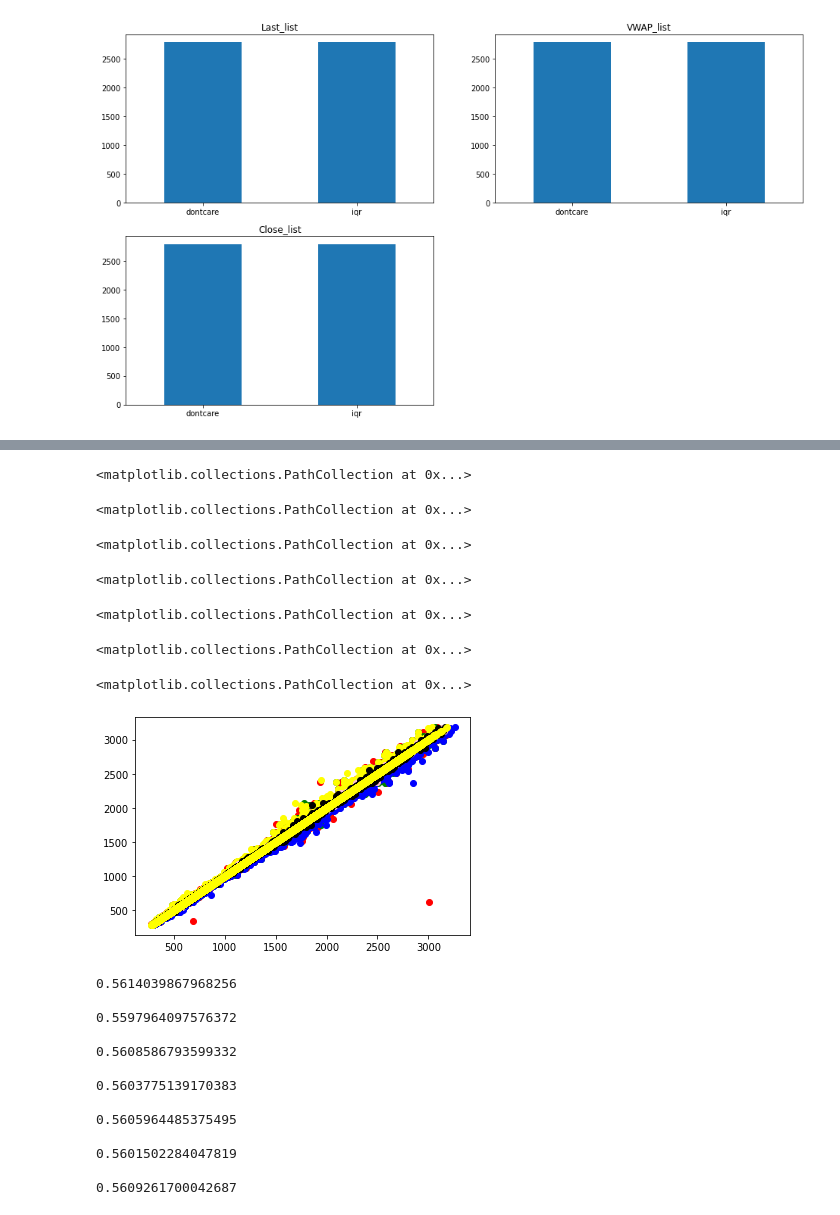
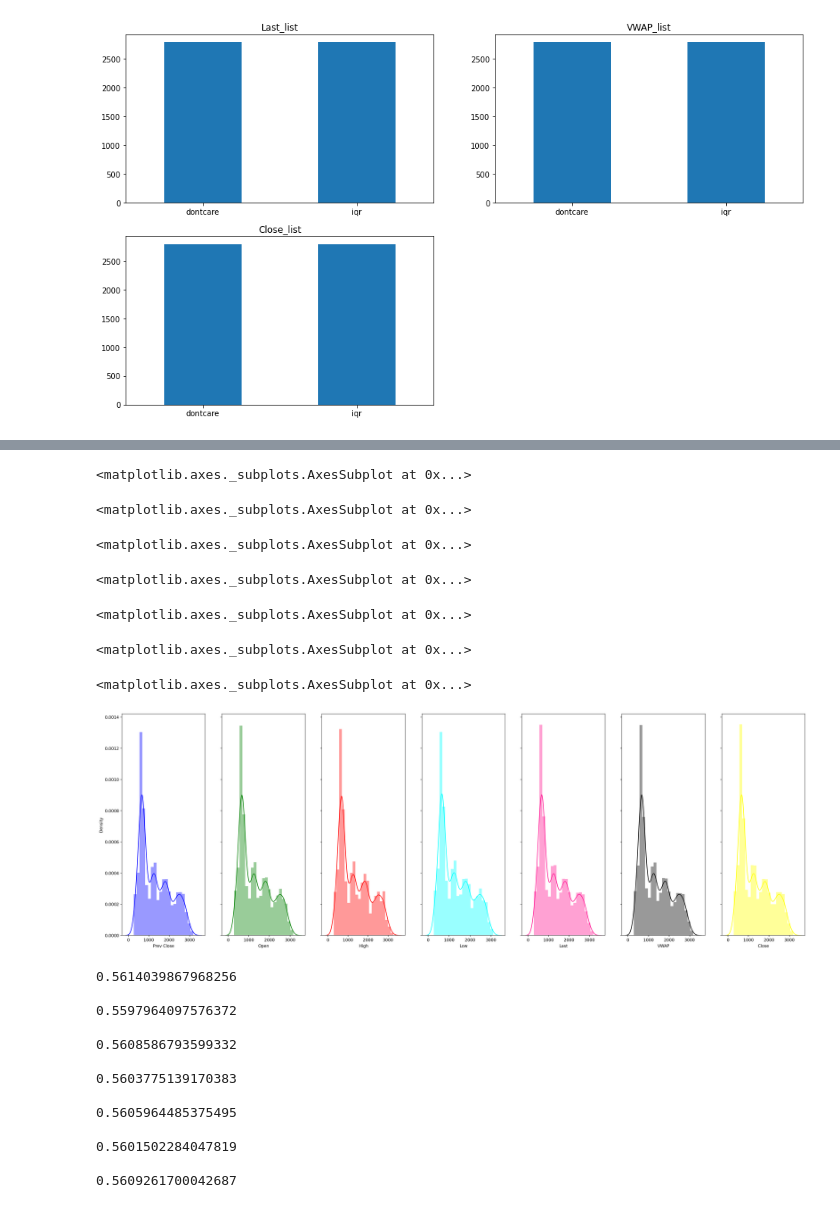
Before and after one commit to Embedded-org/ACCOMPLISHMENTS, a Jupyter notebook: RACE_CAPSTONE_PROJECT2/Capstone2_ipynb_Files/Capstone2_Classification_Modelling_HDFC/Data_UnderstandingHDFC_Dataset.ipynb, the cells around one changed output, grey strips where cells are left out. Cells and saved outputs as stored; diff of their text form; code cells hidden in the pictures.

```diff
--- a/RACE_CAPSTONE_PROJECT2/Capstone2_ipynb_Files/Capstone2_Classification_Modelling_HDFC/Data_UnderstandingHDFC_Dataset.ipynb
+++ b/RACE_CAPSTONE_PROJECT2/Capstone2_ipynb_Files/Capstone2_Classification_Modelling_HDFC/Data_UnderstandingHDFC_Dataset.ipynb
@@ -411,20 +354,24 @@ for k in columns:
-# %%
-columns = [df["Prev Close"],df["Open"], df["High"], df["Low"],df["Last"], df["VWAP"], df["Close"]]
-colours=["red","green","blue","yellow","pink","black","yellow"]
-counter=0
-for k in columns:
-  plt.scatter(k, df["Close"], color = colours[counter])
-  counter=counter+1
-plt.show()
-# %% [output]
-<matplotlib.collections.PathCollection at 0x...>
-<matplotlib.collections.PathCollection at 0x...>
-<matplotlib.collections.PathCollection at 0x...>
-<matplotlib.collections.PathCollection at 0x...>
-<matplotlib.collections.PathCollection at 0x...>
-<matplotlib.collections.PathCollection at 0x...>
-<matplotlib.collections.PathCollection at 0x...>
-[figure, removed]
+# %%
+import matplotlib. pyplot as plt
+columns = [df["Prev Close"],df["Open"], df["High"], df["Low"],df["Last"], df["VWAP"], df["Close"]]
+fig, axes = plt.subplots(1, 7, figsize=(30,10), sharey=True, dpi=200)
+sns.distplot(columns[0] , color="blue", ax=axes[0], axlabel='Prev Close')
+sns.distplot(columns[1] , color="green", ax=axes[1], axlabel='Open')
+sns.distplot(columns[2] , color="red", ax=axes[2], axlabel='High')
+sns.distplot(columns[3] , color="cyan", ax=axes[3], axlabel='Low')
+sns.distplot(columns[4] , color="deeppink", ax=axes[4], axlabel='Last')
+sns.distplot(columns[5] , color="black", ax=axes[5], axlabel='VWAP')
+sns.distplot(columns[6] , color="yellow", ax=axes[6], axlabel='Close')
+#plt.xlim(50,75);
+# %% [output]
+<matplotlib.axes._subplots.AxesSubplot at 0x...>
+<matplotlib.axes._subplots.AxesSubplot at 0x...>
+<matplotlib.axes._subplots.AxesSubplot at 0x...>
+<matplotlib.axes._subplots.AxesSubplot at 0x...>
+<matplotlib.axes._subplots.AxesSubplot at 0x...>
+<matplotlib.axes._subplots.AxesSubplot at 0x...>
+<matplotlib.axes._subplots.AxesSubplot at 0x...>
+[figure, added]
 # %%
 for k in columns:
   print(k.skew(),'\n')
```
Also changed, not shown: parts of 22 cells of this notebook, 3 other files.
